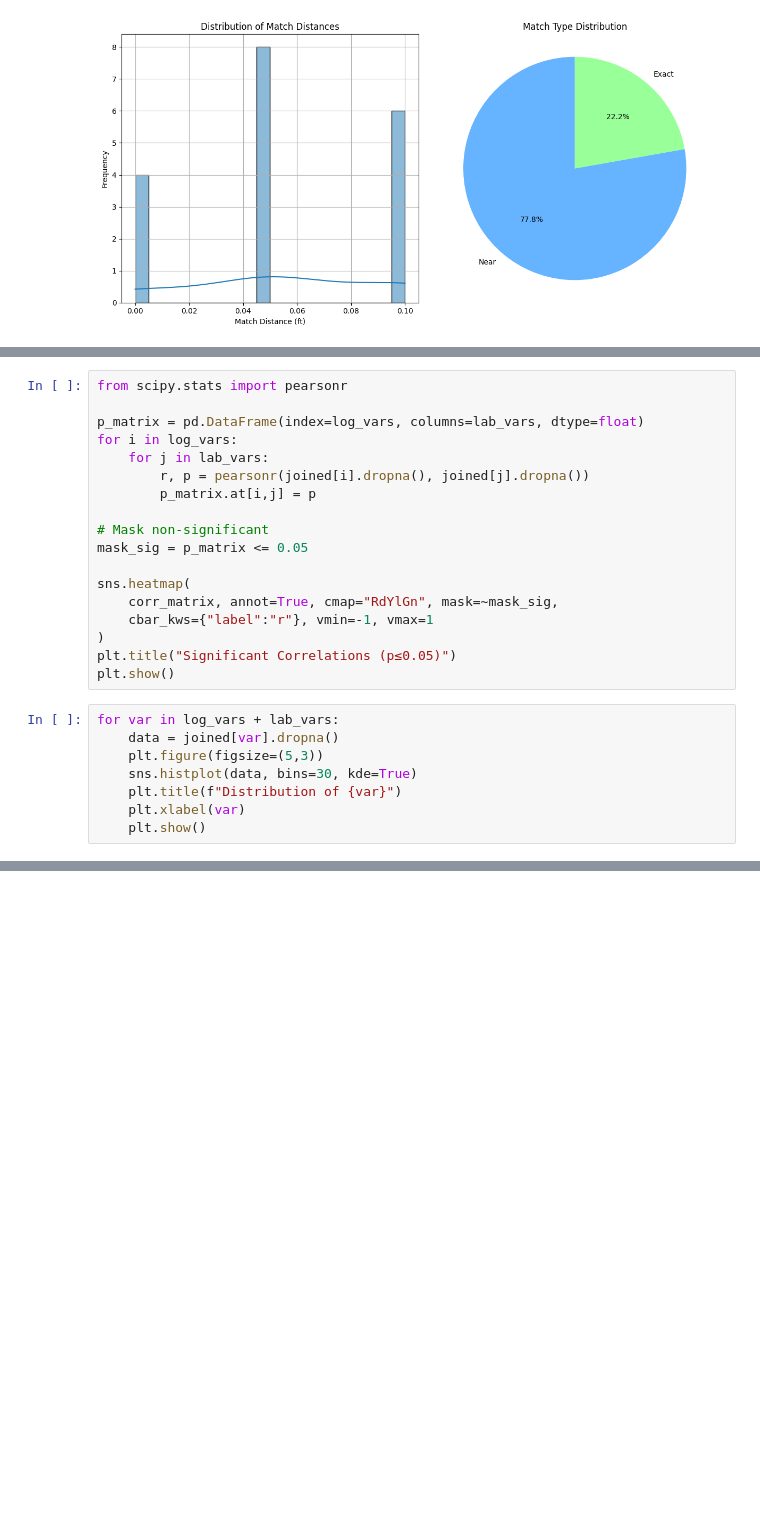
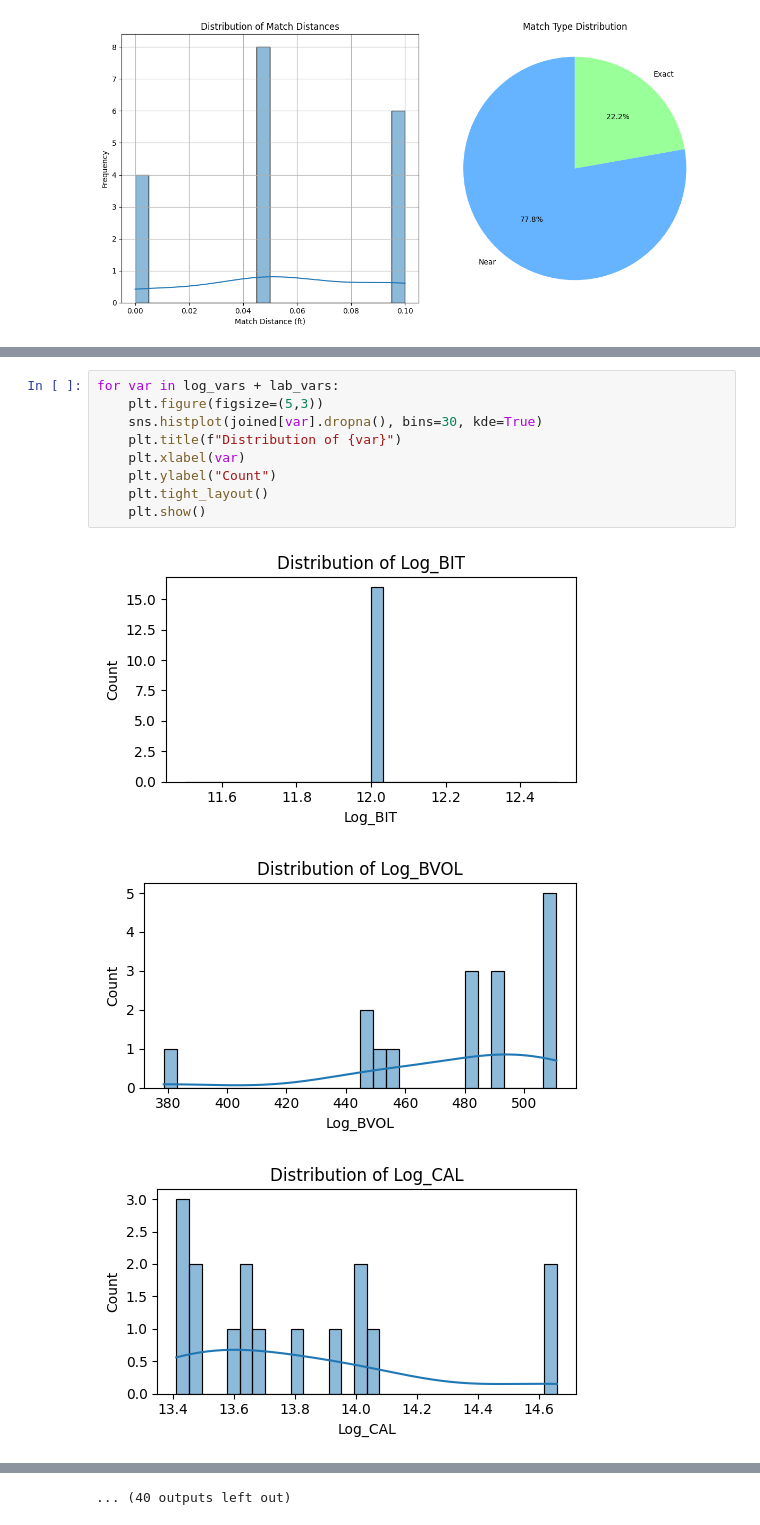
Before and after one commit to Z1y4dd/colab, a Jupyter notebook: HRDH/HRDH_1119/HRDH_1119_0_FULL.ipynb, the cells around one changed output, grey strips where cells are left out. Cells and saved outputs as stored; diff of their text form; blank space fills up the shorter version.

```diff
--- a/HRDH/HRDH_1119/HRDH_1119_0_FULL.ipynb
+++ b/HRDH/HRDH_1119/HRDH_1119_0_FULL.ipynb
@@ -964,26 +1035,13 @@ plt.show()
-# %%
-from scipy.stats import pearsonr
-
-p_matrix = pd.DataFrame(index=log_vars, columns=lab_vars, dtype=float)
-for i in log_vars:
-    for j in lab_vars:
-        r, p = pearsonr(joined[i].dropna(), joined[j].dropna())
-        p_matrix.at[i,j] = p
-
-# Mask non-significant
-mask_sig = p_matrix <= 0.05
-
-sns.heatmap(
-    corr_matrix, annot=True, cmap="RdYlGn", mask=~mask_sig,
-    cbar_kws={"label":"r"}, vmin=-1, vmax=1
-)
-plt.title("Significant Correlations (p≤0.05)")
-plt.show()
 # %%
 for var in log_vars + lab_vars:
-    data = joined[var].dropna()
     plt.figure(figsize=(5,3))
-    sns.histplot(data, bins=30, kde=True)
+    sns.histplot(joined[var].dropna(), bins=30, kde=True)
     plt.title(f"Distribution of {var}")
     plt.xlabel(var)
+    plt.ylabel("Count")
+    plt.tight_layout()
     plt.show()
+# %% [output]
+[figure, added]
+[figure, added]
+[figure, added]
@@ -989,0 +1057 @@ for var in log_vars + lab_vars:
+... (40 outputs left out)
```
Also changed, not shown: parts of 18 cells of this notebook, 15 other files.
